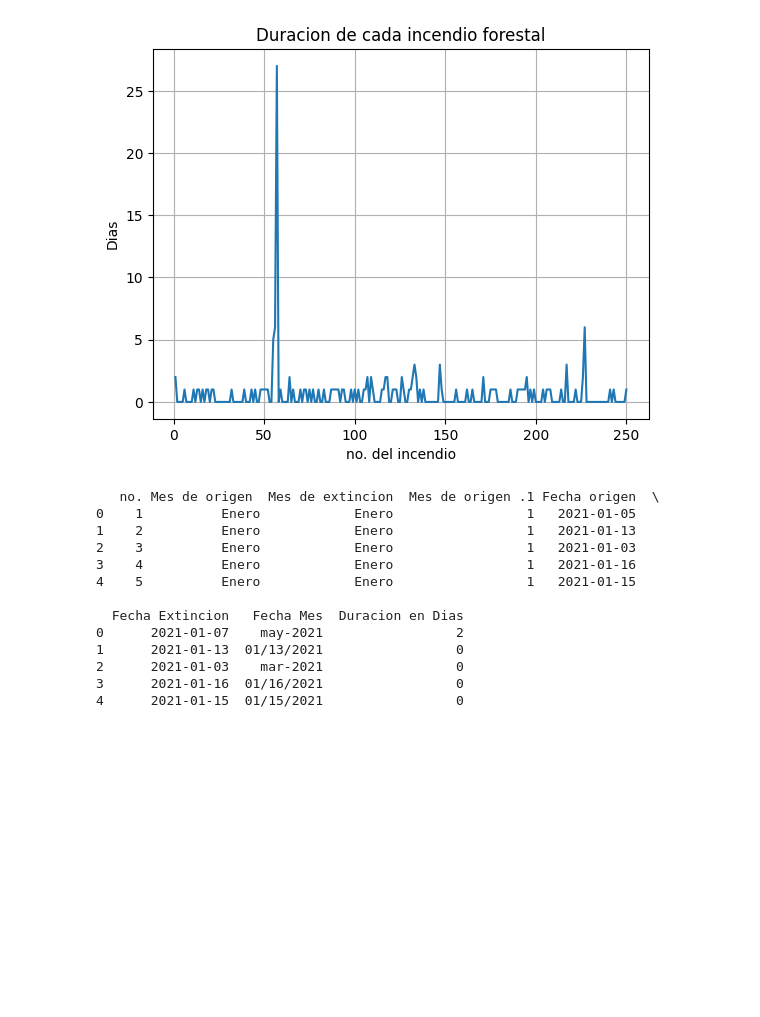
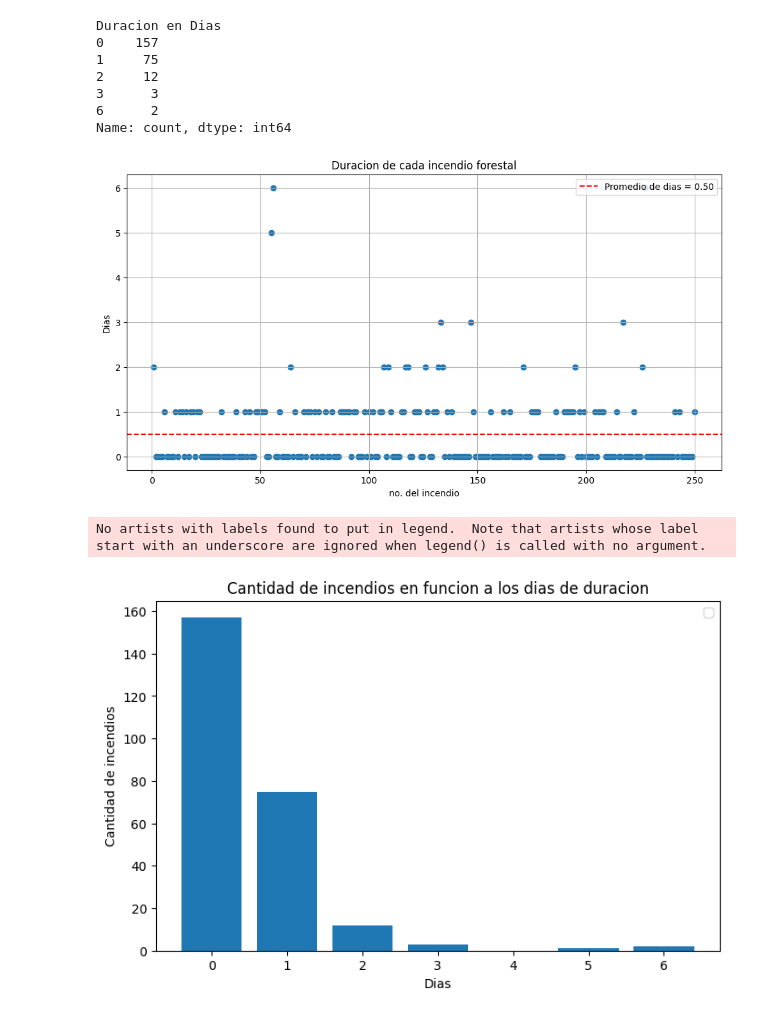
Before and after one commit to Edwinroman30/sic-forest-fire-rd, a Jupyter notebook: main.ipynb, the cells around one changed output. Cells and saved outputs as stored; diff of their text form; code cells hidden in the pictures; blank space fills up the shorter version.

```diff
--- a/main.ipynb
+++ b/main.ipynb
@@ -32,0 +6,3 @@ def fr_mes(fire):
+# %%
+data = pd.read_excel("./data/Incendios-Forestales-2021.xlsx")
+print(data.info())
@@ -33,48 +46,60 @@ def fr_mes(fire):
 # %%
+#¿Cuál es la duración promedio de un incendio forestal?
+
 def d_prom(fire): #extrae la duracion promedio de los incendios en el dataframe
     #Crea otro DataFrame solo con las columnas deseadas
-    delete = ["Municipio", "Provincia", "Causas", "Area Afectada en Tareas", "Metros Cuadrados", "Dia de origen", "Dia extincion"]
+    delete = ["Municipio", "Provincia", "Fecha Mes", "Causas", "Area Afectada en Tareas", "Metros Cuadrados", "Dia de origen", "Dia extincion"]
     f_clean = fire.drop(delete, axis= 1).sort_values(by='no.')
 
     #Convierte el continido de las columnas a utilizar en tipo DateTime
     f_clean["Fecha origen"] = pd.to_datetime(f_clean["Fecha origen"], format='%m/%d/%Y')
     f_clean["Fecha Extincion"] = pd.to_datetime(f_clean["Fecha Extincion"], format='%m/%d/%Y')
 
     #Se descubrio que algunas informaciones sobre meses estaban erroneas, por lo que a continuacion se corrigen
     f_clean.loc[f_clean['Fecha Extincion'] < f_clean['Fecha origen'], 'Fecha Extincion'] = f_clean.loc[f_clean['Fecha Extincion'] < f_clean['Fecha origen'], 'Fecha Extincion'].apply(sum_m)
 
     #Crea otra columna con la diferencia en dias entre la fecha de inicio de los incendios y la fecha de extincion
     f_clean["Duracion en Dias"] = (f_clean["Fecha Extincion"] - f_clean["Fecha origen"]).dt.days
 
-    #Grafica la informacion obtenida
-    plt.plot(f_clean["no."], f_clean["Duracion en Dias"])
+    #Grafica Duracion de cada incendio forestal
+    plt.figure(figsize=(12, 6))
+    plt.scatter(f_clean["no."], f_clean["Duracion en Dias"])
     plt.title("Duracion de cada incendio forestal")
     plt.xlabel("no. del incendio")
     plt.ylabel("Dias")
     plt.grid()
+    prom = np.mean(f_clean["Duracion en Dias"])
+    plt.axhline(y=prom, color='r', linestyle='--', label=f'Promedio de dias = {prom:.2f}')
+    plt.legend(loc='upper right')
     plt.show()
-    print(f_clean.head())
+
+    #Grafica Cantidad de incendios en funcion a los dias de duracion
+    dat = f_clean["Duracion en Dias"].value_counts()
+    plt.figure(figsize=(8, 5))
+    plt.bar(dat.index, dat.values)
+    plt.title("Cantidad de incendios en funcion a los dias de duracion")
+    plt.xlabel("Dias")
+    plt.ylabel("Cantidad de incendios")
+    plt.show()
+
+    #print(f_clean.sort_values(by='Duracion en Dias'))
 
 
 def sum_m(fecha):
   fecha = dt.strftime(fecha, "%m-%d-%Y")
   m, d, y = fecha.split("-")
   m = int(m) + 1
   return dt.strptime(f"{m}-{d}-{y}", "%m-%d-%Y")
 
 d_prom(data)
 # %% [output]
+Duracion en Dias
+0    157
+1     75
+2     12
+3      3
+6      2
+Name: count, dtype: int64
-[figure, old version]
+[figure, new version]
-   no. Mes de origen  Mes de extincion  Mes de origen .1 Fecha origen  \
-0    1          Enero            Enero                 1   2021-01-05
-1    2          Enero            Enero                 1   2021-01-13
-2    3          Enero            Enero                 1   2021-01-03
-3    4          Enero            Enero                 1   2021-01-16
-4    5          Enero            Enero                 1   2021-01-15
-
-  Fecha Extincion   Fecha Mes  Duracion en Dias
-0      2021-01-07    may-2021                 2
-1      2021-01-13  01/13/2021                 0
-2      2021-01-03    mar-2021                 0
-3      2021-01-16  01/16/2021                 0
-4      2021-01-15  01/15/2021                 0
+No artists with labels found to put in legend.  Note that artists whose label start with an underscore are ignored when legend() is called with no argument.
+[figure, added]
```
Also changed, not shown: parts of 6 cells of this notebook, 1 other file.
